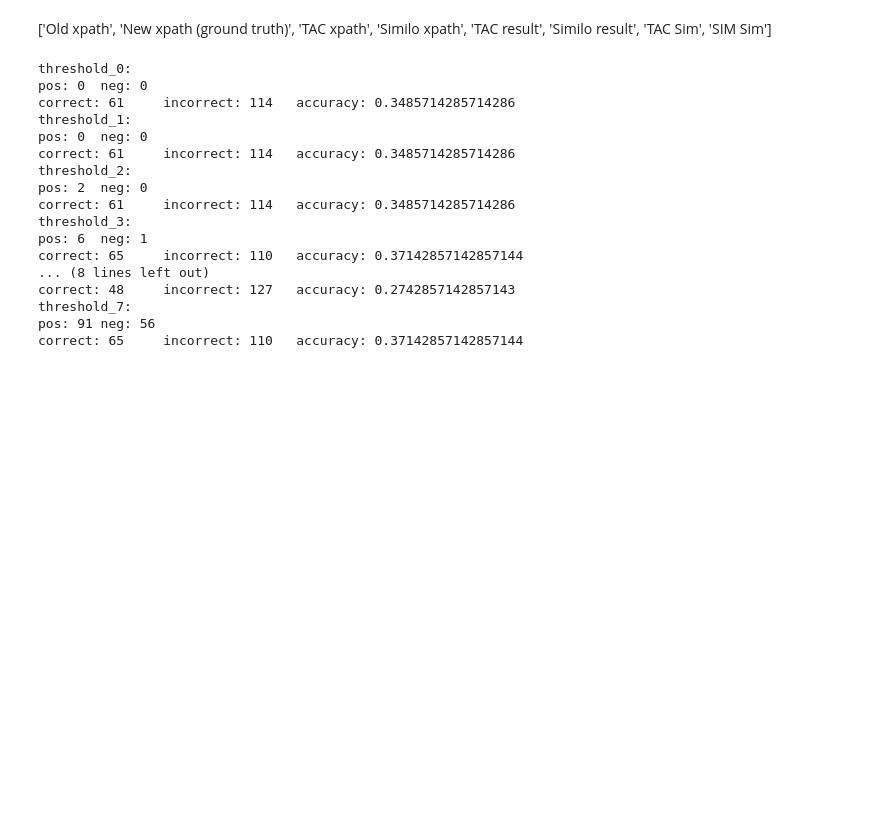
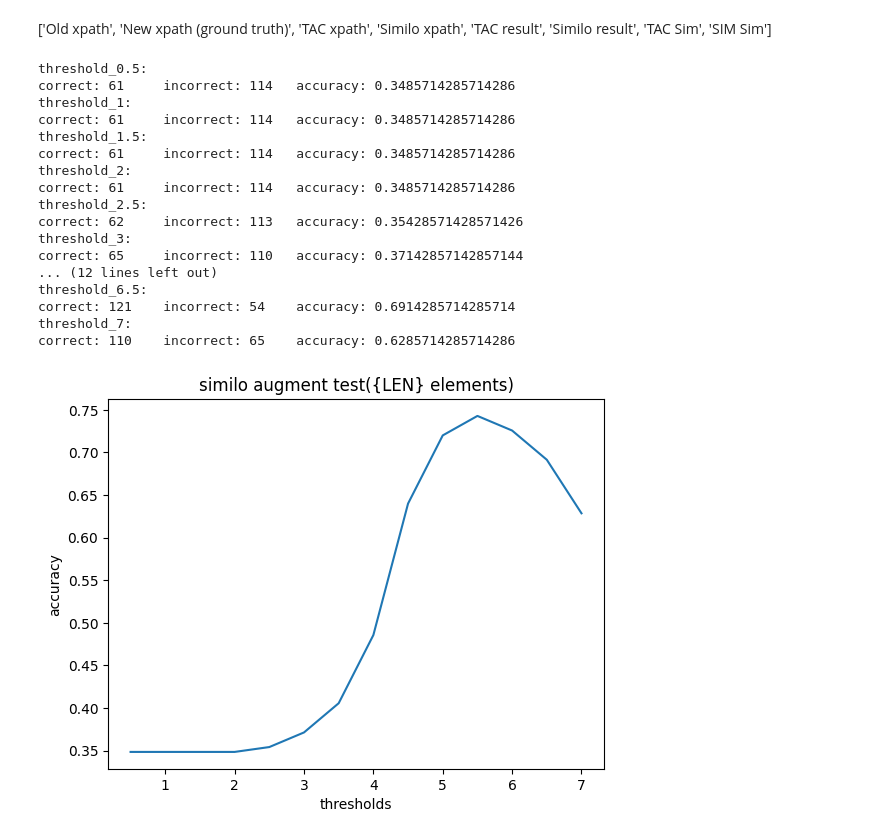
Before and after one commit to Larry-Kuo/TAC-test, a Jupyter notebook: grid_search.ipynb, the cells around one changed output. Cells and saved outputs as stored; diff of their text form; code cells hidden in the pictures; blank space fills up the shorter version.

```diff
--- a/grid_search.ipynb
+++ b/grid_search.ipynb
@@ -3,12 +42,12 @@ import pandas as pd
 # %%
 # 讀取試算表
-df = pd.read_excel('augment_test.xlsx')
-for i in range(len(df)):
-    if df['Similo result'][i] == "unknown":
-        df.drop(i,axis=0, inplace=True)
+df_augment = pd.read_excel('augment_test.xlsx')
+for i in range(len(df_augment)):
+    if df_augment['Similo result'][i] == "unknown":
+        df_augment.drop(i,axis=0, inplace=True)
 
 # 設定顯示格式選項
 pd.set_option('display.float_format', '{:.2f}'.format)  # 顯示小數位數為兩位
 
 # 將DataFrame按照格式印出
-print(df.to_string(index=False))
+print(df_augment.to_string(index=False))
@@ -16,45 +73,53 @@ print(df.to_string(index=False))
 ['Old xpath', 'New xpath (ground truth)', 'TAC xpath', 'Similo xpath',
        'TAC result', 'Similo result', 'TAC Sim', 'SIM Sim']
 # %%
-THRESHOLDS = [0,1,2,3,4,5,6,7] #測試每一個閾值
-LEN = len(df) #全部df的長度
-df_thresholds = [pd.DataFrame() for _ in range(len(THRESHOLDS))]
+### 測試 augment 1-7之間的閾值
+THRESHOLDS = [0.5,1,1.5,2,2.5,3,3.5,4,4.5,5,5.5,6,6.5,7] #測試每一個閾值
+# ### 測試 augment 5.5-6之間的閾值
+# THRESHOLDS = [5.5, 5.6, 5.7, 5.8, 5.9, 6] #測試每一個閾值
+LEN = len(df_augment) #全部df的長度
+df_augment_thresholds = [pd.DataFrame() for _ in range(len(THRESHOLDS))]
+aug_accuracies = []
+df_count = 0
 # 設定顯示格式選項
 pd.set_option('display.float_format', '{:.2f}'.format)  # 顯示小數位數為兩位
 for threshold in THRESHOLDS:
     print(f"threshold_{threshold}:")
-    change_pos = 0
-    change_neg = 0
-    df_thresholds[threshold] = df.copy(deep=True)
-    for index, row in df_thresholds[threshold].iterrows():
+    df_augment_thresholds[df_count] = df_augment.copy(deep=True)
+    for index, row in df_augment_thresholds[df_count].iterrows():
         # 檢查similarity有沒有低於threshold
         if row['SIM Sim'] < threshold:
-            df_thresholds[threshold].at[index, "Similo result"] = "-" # 把找到的結果改成"-"
+            df_augment_thresholds[df_count].at[index, "Similo result"] = "-" # 把找到的結果改成"-"
             if row['New xpath (ground truth)'] == "-": # 檢查正解是不是元素消失
-                df_thresholds[threshold].at[index, "Similo result"] = "correct"
-                change_pos+=1
+                df_augment_thresholds[df_count].at[index, "Similo result"] = "correct"
             else: # 如果把對的改成錯的
-                df_thresholds[threshold].at[index, "Similo result"] = "incorrect"
-                change_neg+=1
-    incorrect = df_thresholds[threshold]["Similo result"].value_counts().values[0]
-    correct = df_thresholds[threshold]["Similo result"].value_counts().values[1]
-    print(f"pos: {change_pos}\tneg: {change_neg}")
+                df_augment_thresholds[df_count].at[index, "Similo result"] = "incorrect"
+    incorrect = df_augment_thresholds[df_count]["Similo result"].value_counts()['incorrect']
+    correct = df_augment_thresholds[df_count]["Similo result"].value_counts()['correct']
+    aug_accuracies.append((correct/LEN))
     print(f"correct: {correct}\tincorrect: {incorrect}\t accuracy: {correct/LEN}")
+    df_count+=1
+plt.plot(THRESHOLDS,aug_accuracies)
+plt.xlabel('thresholds')
+plt.ylabel('accuracy')
+plt.title('similo augment test({LEN} elements)')
+plt.savefig(f'augment_{THRESHOLDS[0]}to{THRESHOLDS[-1]}.png')
 # %% [output]
-threshold_0:
-pos: 0  neg: 0
+threshold_0.5:
 correct: 61     incorrect: 114   accuracy: 0.3485714285714286
 threshold_1:
-pos: 0  neg: 0
+correct: 61     incorrect: 114   accuracy: 0.3485714285714286
+threshold_1.5:
 correct: 61     incorrect: 114   accuracy: 0.3485714285714286
 threshold_2:
-pos: 2  neg: 0
 correct: 61     incorrect: 114   accuracy: 0.3485714285714286
+threshold_2.5:
+correct: 62     incorrect: 113   accuracy: 0.35428571428571426
 threshold_3:
-pos: 6  neg: 1
 correct: 65     incorrect: 110   accuracy: 0.37142857142857144
-... (8 lines left out)
-correct: 48     incorrect: 127   accuracy: 0.2742857142857143
+... (12 lines left out)
+threshold_6.5:
+correct: 121    incorrect: 54    accuracy: 0.6914285714285714
 threshold_7:
-pos: 91 neg: 56
-correct: 65     incorrect: 110   accuracy: 0.37142857142857144
+correct: 110    incorrect: 65    accuracy: 0.6285714285714286
+[figure, added]
```
Also changed, not shown: parts of 5 cells of this notebook.
